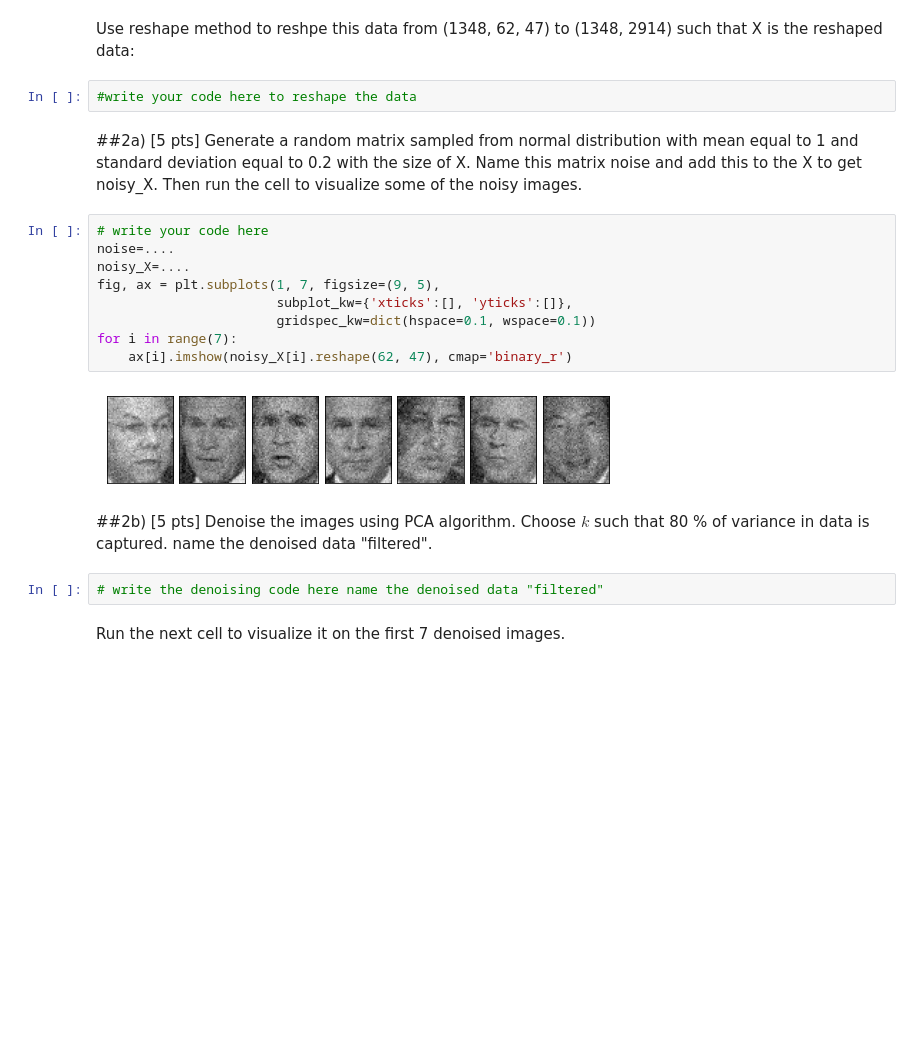
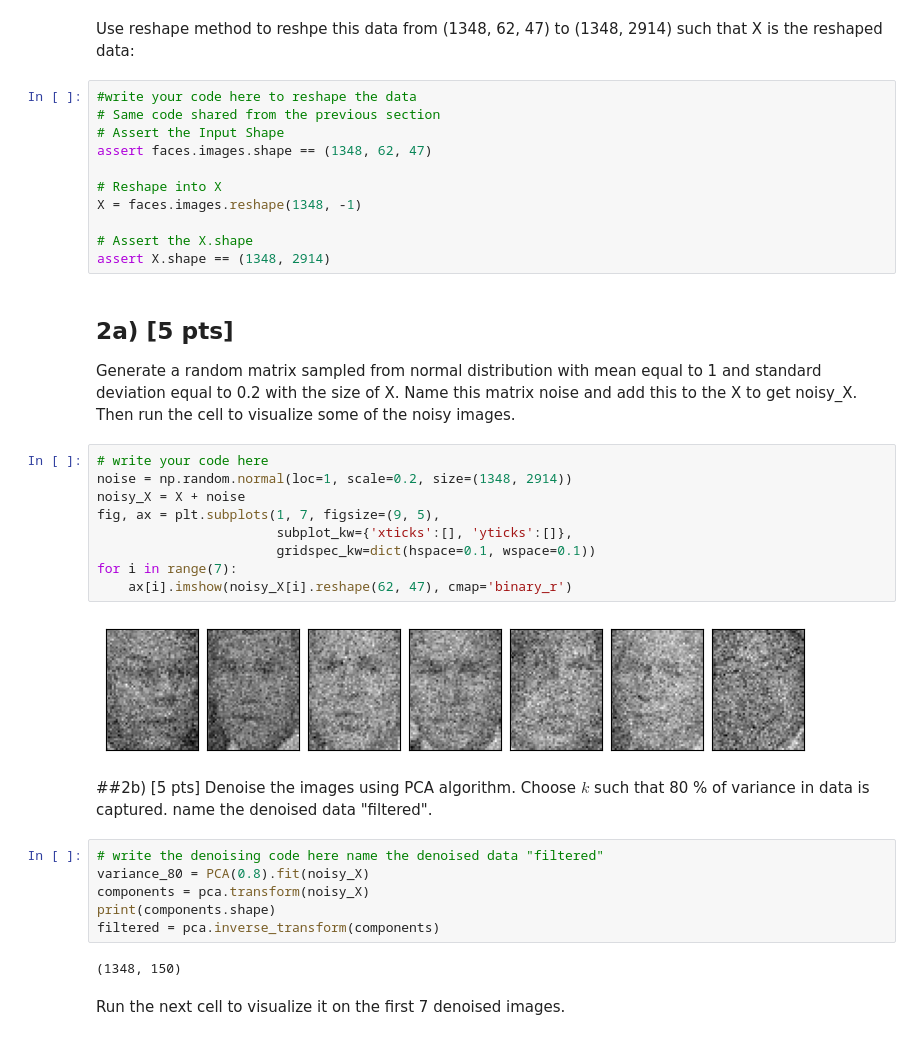
Before and after one commit to billylin609/SYDE522, a Jupyter notebook: src/assignment2/SYDE_522_F26_Assignment_2.ipynb, the cells around one changed output. Saved outputs shown, nothing was run; the diff lists cells and outputs as text; blank space fills up the shorter version.

```diff
--- a/src/assignment2/SYDE_522_F26_Assignment_2.ipynb
+++ b/src/assignment2/SYDE_522_F26_Assignment_2.ipynb
@@ -168,27 +229,42 @@ for i in range(7):
 # %% [markdown]
 Use reshape method to reshpe this data from (1348, 62, 47)
 to (1348, 2914) such that X is the reshaped data:
-# %%
-#write your code here to reshape the data
+# %%
+#write your code here to reshape the data
+# Same code shared from the previous section
+# Assert the Input Shape
+assert faces.images.shape == (1348, 62, 47)
+
+# Reshape into X
+X = faces.images.reshape(1348, -1)
+
+# Assert the X.shape
+assert X.shape == (1348, 2914)
 # %% [markdown]
-##2a) [5 pts]
+## 2a) [5 pts]
 Generate a random matrix sampled from normal distribution with mean equal to 1 and standard deviation equal to 0.2 with the size of X. Name this matrix noise and add this to the X to get noisy_X. Then run the cell to visualize some of the noisy images.
 # %%
 # write your code here
-noise=....
-noisy_X=....
+noise = np.random.normal(loc=1, scale=0.2, size=(1348, 2914))
+noisy_X = X + noise
 fig, ax = plt.subplots(1, 7, figsize=(9, 5),
                        subplot_kw={'xticks':[], 'yticks':[]},
                        gridspec_kw=dict(hspace=0.1, wspace=0.1))
 for i in range(7):
     ax[i].imshow(noisy_X[i].reshape(62, 47), cmap='binary_r')
 # %% [output]
-[figure, old version]
+[figure, new version]
 # %% [markdown]
 ##2b) [5 pts]
 Denoise the images using PCA algorithm. Choose $k$ such that 80 % of variance in data is captured. name the denoised data "filtered".
 # %%
 # write the denoising code here name the denoised data "filtered"
+variance_80 = PCA(0.8).fit(noisy_X)
+components = pca.transform(noisy_X)
+print(components.shape)
+filtered = pca.inverse_transform(components)
+# %% [output]
+(1348, 150)
 # %% [markdown]
 Run the next cell to visualize it on the first 7 denoised images.
 # %%
```
Also changed, not shown: parts of 20 cells of this notebook.
